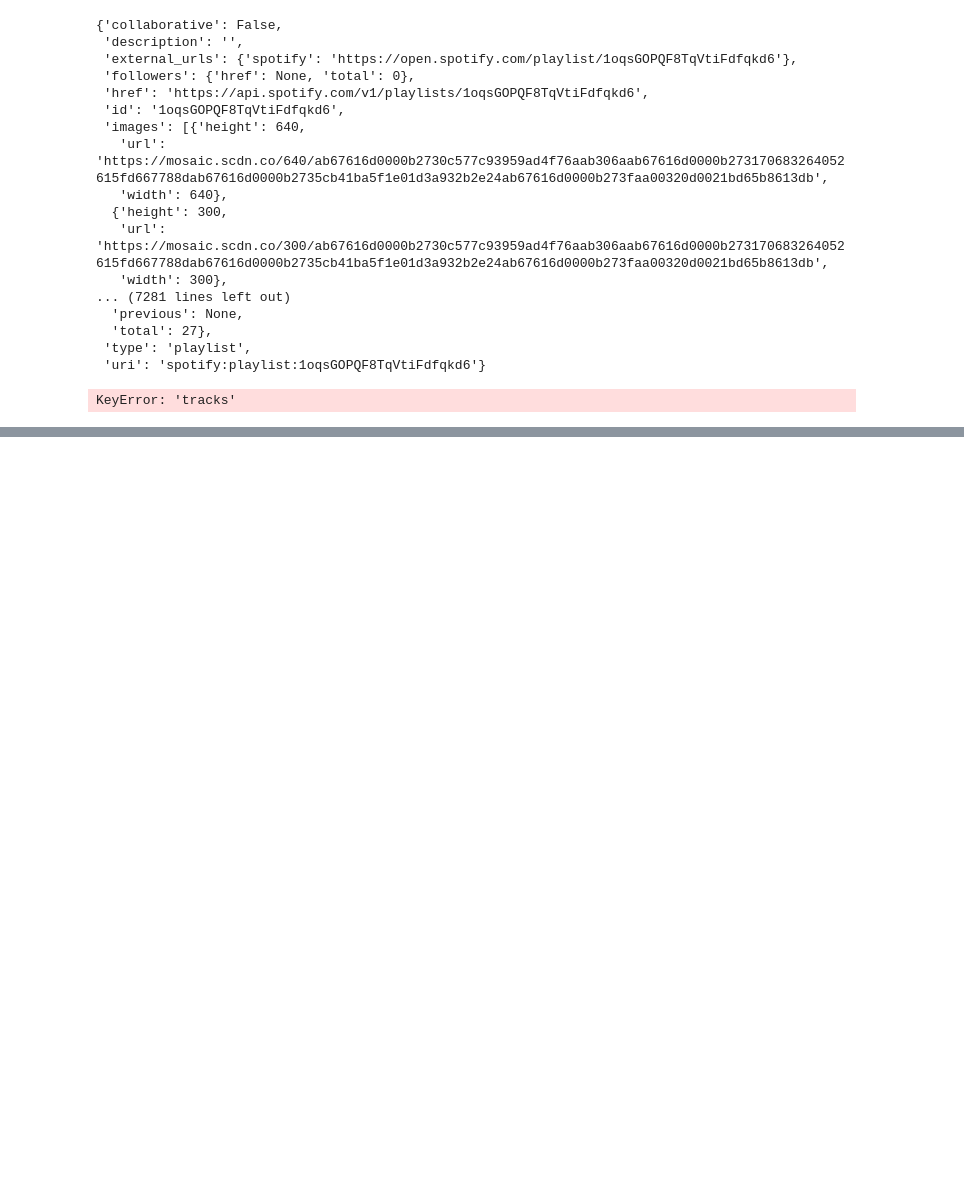
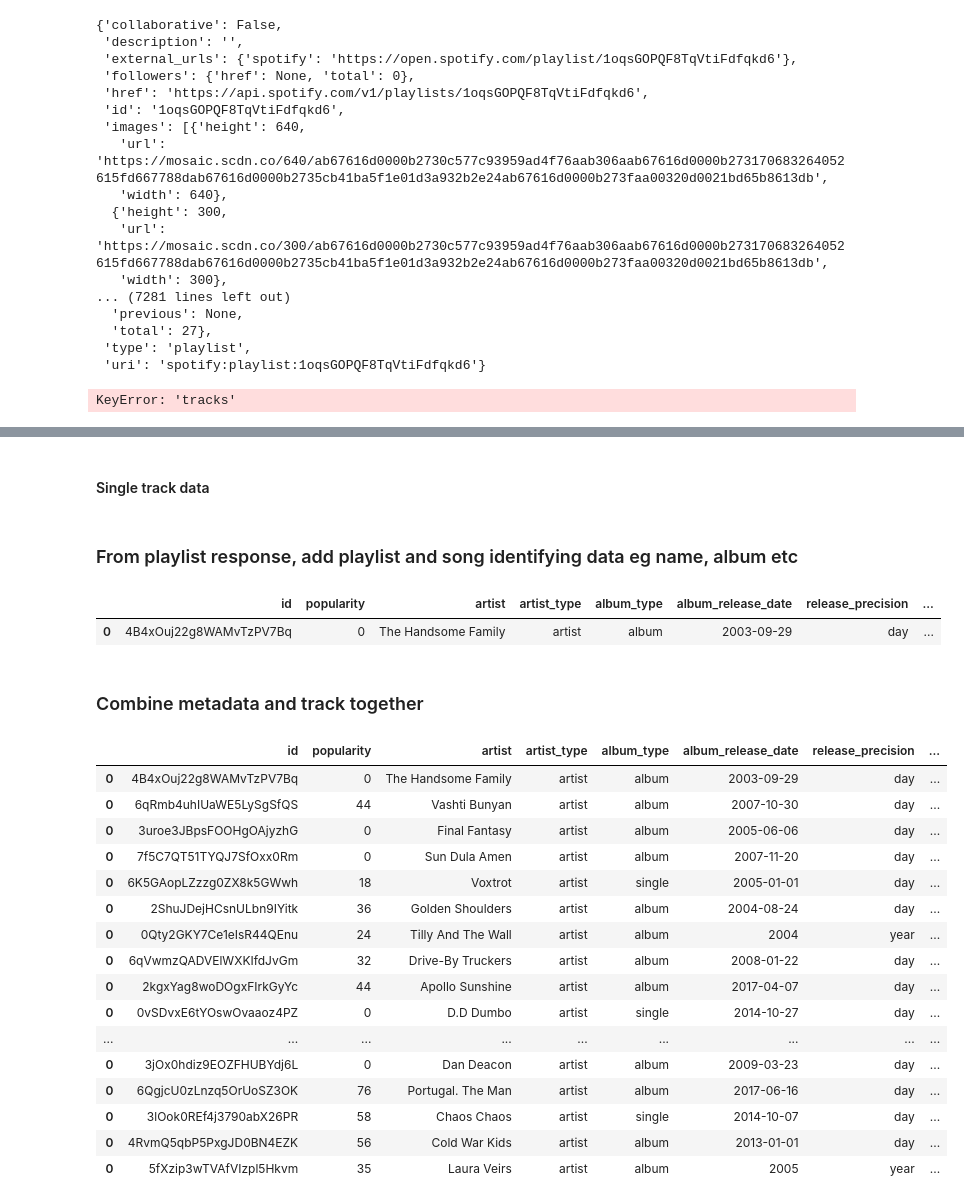
Before and after one commit to Ben-Oren/spotify_analysis, a Jupyter notebook: notebooks/acquire_playlist_data_working.ipynb, the cells around one changed output, grey strips where cells are left out. Saved outputs shown, nothing was run; the diff lists cells and outputs as text; code cells hidden in the pictures; blank space fills up the shorter version.

Commit message:
scratchpad work for metadata and merging with raw audio data

```diff
--- a/notebooks/acquire_playlist_data_working.ipynb
+++ b/notebooks/acquire_playlist_data_working.ipynb
@@ -424,0 +427,18 @@ def unpack_json(track_raw_json, columns_dictionary):
+# %% [markdown]
+#### Single track data
+# %%
+# GET overall data from specific playlist data
+
+playlist_response = api.get_playlist_response('https://api.spotify.com/v1/playlists/1oqsGOPQF8TqVtiFdfqkd6')
+
+# parse song IDs in RESPONSE from sp. playlist
+
+song_ids = api.parse_playlist_song_ids(playlist_response)
+
+# GET low-level audio data from first song
+
+track_data = api.get_raw_data_track(song_ids[0])
+
+track_frame = api.unpack_json(track_data, song_ids[0])
+# %% [markdown]
+### From playlist response, add playlist and song identifying data eg name, album etc
@@ -424,0 +482,43 @@ def unpack_json(track_raw_json, columns_dictionary):
+# %%
+unpack_playlist_metadata(playlist_response)
+# %% [output]
+|  | id | popularity | artist | artist_type | album_type | album_release_date | release_precision | ... |
+| 0 | 4B4xOuj22g8WAMvTzPV7Bq | 0 | The Handsome Family | artist | album | 2003-09-29 | day | ... |
+# %% [markdown]
+### Combine metadata and track together
+# %%
+track_frames = [
+    api.unpack_json(track_data)
+    for track_data, song_id
+    in tracks_data
+]
+
+tracks_frame = pd.concat(track_frames)
+
+metadata_list = [
+    unpack_playlist_metadata(playlist_response, track_number)
+    for track_number
+    in range(0, len(playlist_response['tracks']['items'])
+            )
+]
+# %%
+metadata_frames = pd.concat(metadata_list)
+metadata_frames
+# %% [output]
+|  | id | popularity | artist | artist_type | album_type | album_release_date | release_precision | ... |
+| 0 | 4B4xOuj22g8WAMvTzPV7Bq | 0 | The Handsome Family | artist | album | 2003-09-29 | day | ... |
+| 0 | 6qRmb4uhIUaWE5LySgSfQS | 44 | Vashti Bunyan | artist | album | 2007-10-30 | day | ... |
+| 0 | 3uroe3JBpsFOOHgOAjyzhG | 0 | Final Fantasy | artist | album | 2005-06-06 | day | ... |
+| 0 | 7f5C7QT51TYQJ7SfOxx0Rm | 0 | Sun Dula Amen | artist | album | 2007-11-20 | day | ... |
+| 0 | 6K5GAopLZzzg0ZX8k5GWwh | 18 | Voxtrot | artist | single | 2005-01-01 | day | ... |
+| 0 | 2ShuJDejHCsnULbn9IYitk | 36 | Golden Shoulders | artist | album | 2004-08-24 | day | ... |
+| 0 | 0Qty2GKY7Ce1eIsR44QEnu | 24 | Tilly And The Wall | artist | album | 2004 | year | ... |
+| 0 | 6qVwmzQADVElWXKIfdJvGm | 32 | Drive-By Truckers | artist | album | 2008-01-22 | day | ... |
+| 0 | 2kgxYag8woDOgxFIrkGyYc | 44 | Apollo Sunshine | artist | album | 2017-04-07 | day | ... |
+| 0 | 0vSDvxE6tYOswOvaaoz4PZ | 0 | D.D Dumbo | artist | single | 2014-10-27 | day | ... |
+| ... | ... | ... | ... | ... | ... | ... | ... | ... |
+| 0 | 3jOx0hdiz9EOZFHUBYdj6L | 0 | Dan Deacon | artist | album | 2009-03-23 | day | ... |
+| 0 | 6QgjcU0zLnzq5OrUoSZ3OK | 76 | Portugal. The Man | artist | album | 2017-06-16 | day | ... |
+| 0 | 3lOok0REf4j3790abX26PR | 58 | Chaos Chaos | artist | single | 2014-10-07 | day | ... |
+| 0 | 4RvmQ5qbP5PxgJD0BN4EZK | 56 | Cold War Kids | artist | album | 2013-01-01 | day | ... |
+| 0 | 5fXzip3wTVAfVIzpl5Hkvm | 35 | Laura Veirs | artist | album | 2005 | year | ... |
```
Also changed, not shown: parts of 5 cells of this notebook, 2 other files.
